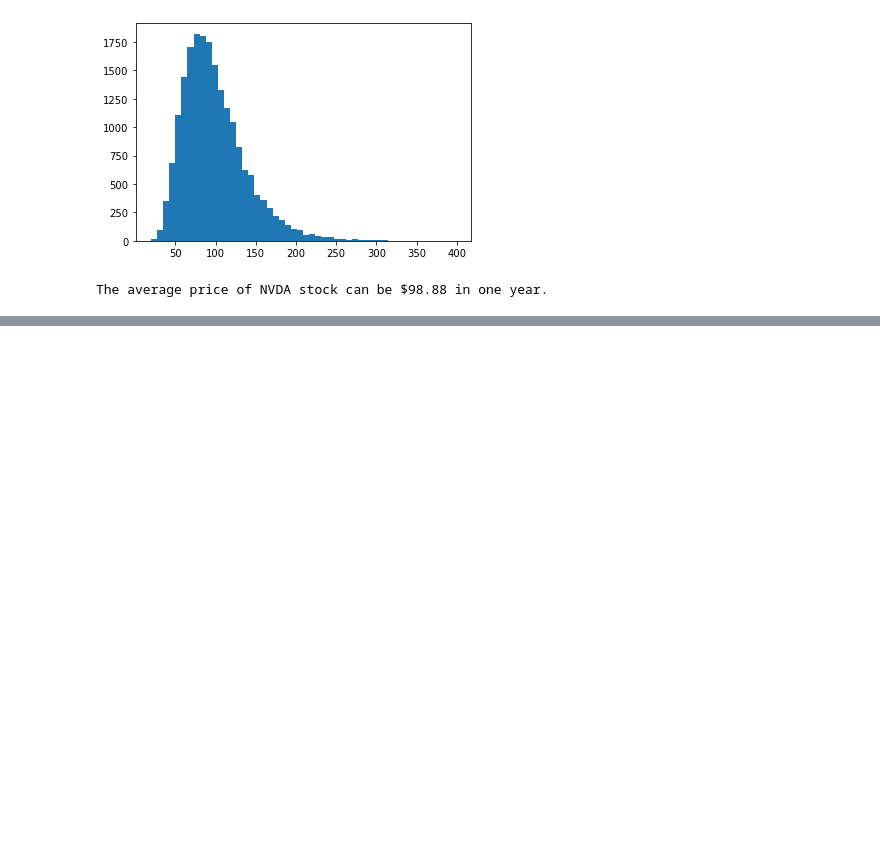
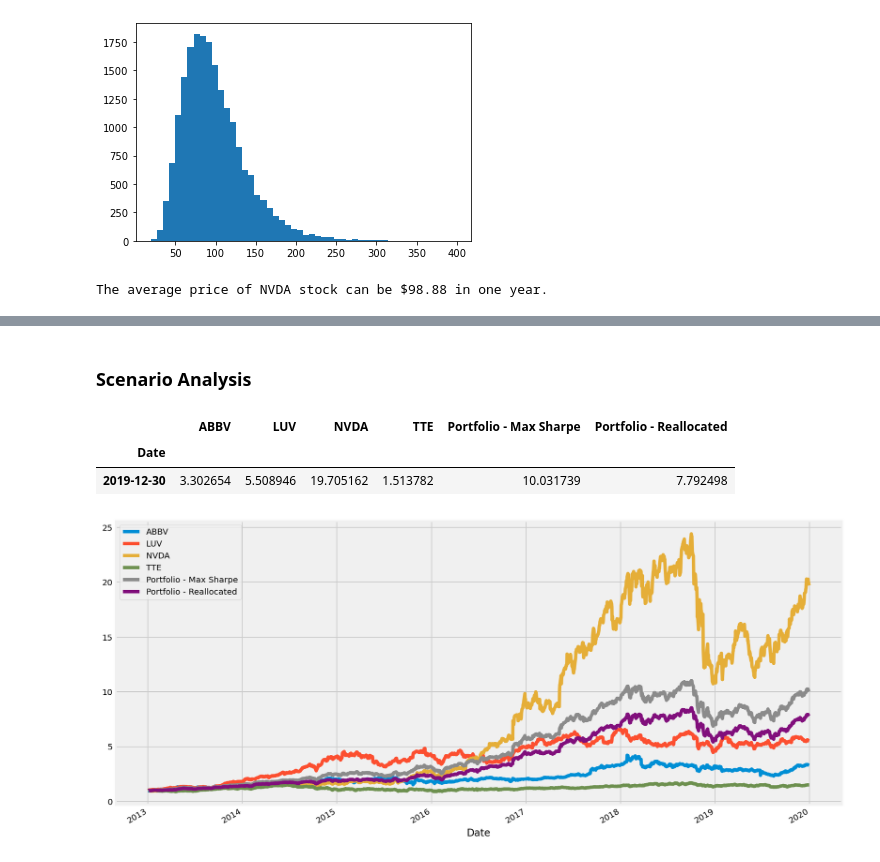
Before and after one commit to isabelgrau/ADMN5006-Financial-Analytics-Capital-Gain, a Jupyter notebook: ADMN 5006 Capital Gain Portfolio.ipynb, the cells around one changed output, grey strips where cells are left out. Saved outputs shown, nothing was run; the diff lists cells and outputs as text; code cells hidden in the pictures; blank space fills up the shorter version.

```diff
--- a/ADMN 5006 Capital Gain Portfolio.ipynb
+++ b/ADMN 5006 Capital Gain Portfolio.ipynb
@@ -590,0 +579,17 @@ df['port']=df.mean(axis=1)
+# %% [markdown]
+<a id='scenario'></a>
+### Scenario Analysis
+# %%
+returns = table.pct_change().dropna()
+# %%
+returns['Portfolio - Max Sharpe'] = (returns['ABBV']*.2037) + (returns['LUV']*.3773) + (returns['NVDA']*.419)
+returns['Portfolio - Reallocated'] = (returns['ABBV']*.2037) + (returns['LUV']*.1773) + (returns['NVDA']*.419) + (returns['TTE']*.20)
+plt.rcParams["figure.figsize"] = (14,7)
+(returns+1).cumprod().plot()
+
+(returns+1).cumprod()[-1:]
+# %% [output]
+|  | ABBV | LUV | NVDA | TTE | Portfolio - Max Sharpe | Portfolio - Reallocated |
+| Date |  |  |  |  |  |  |
+| 2019-12-30 | 3.302654 | 5.508946 | 19.705162 | 1.513782 | 10.031739 | 7.792498 |
+[figure, added]
```
Also changed, not shown: parts of 43 cells of this notebook.
